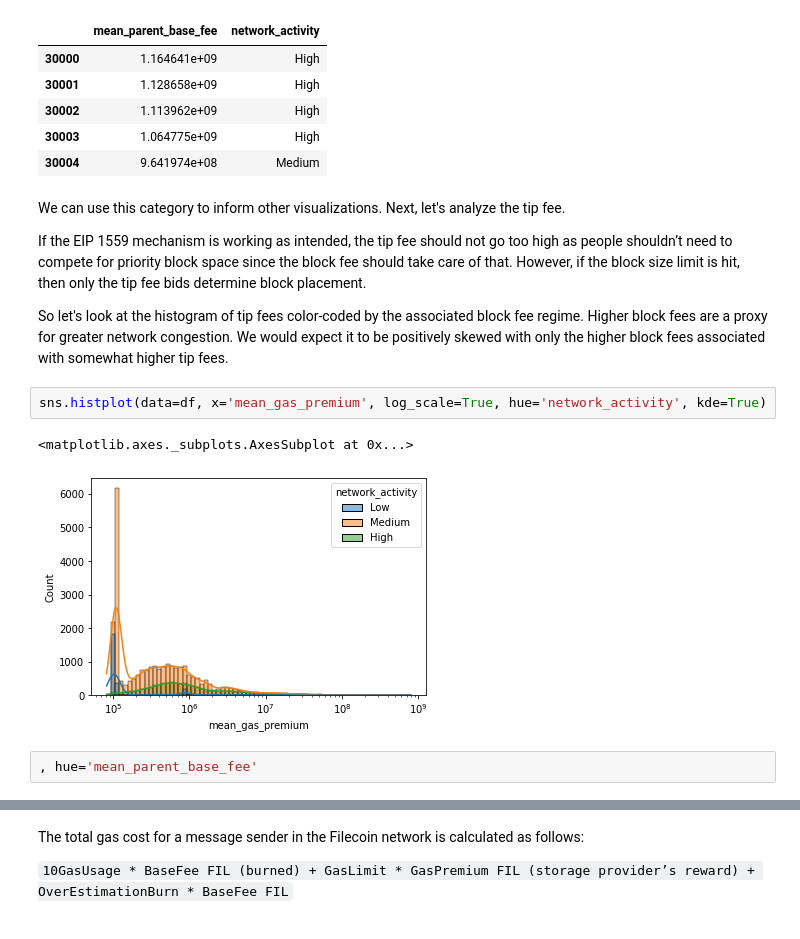
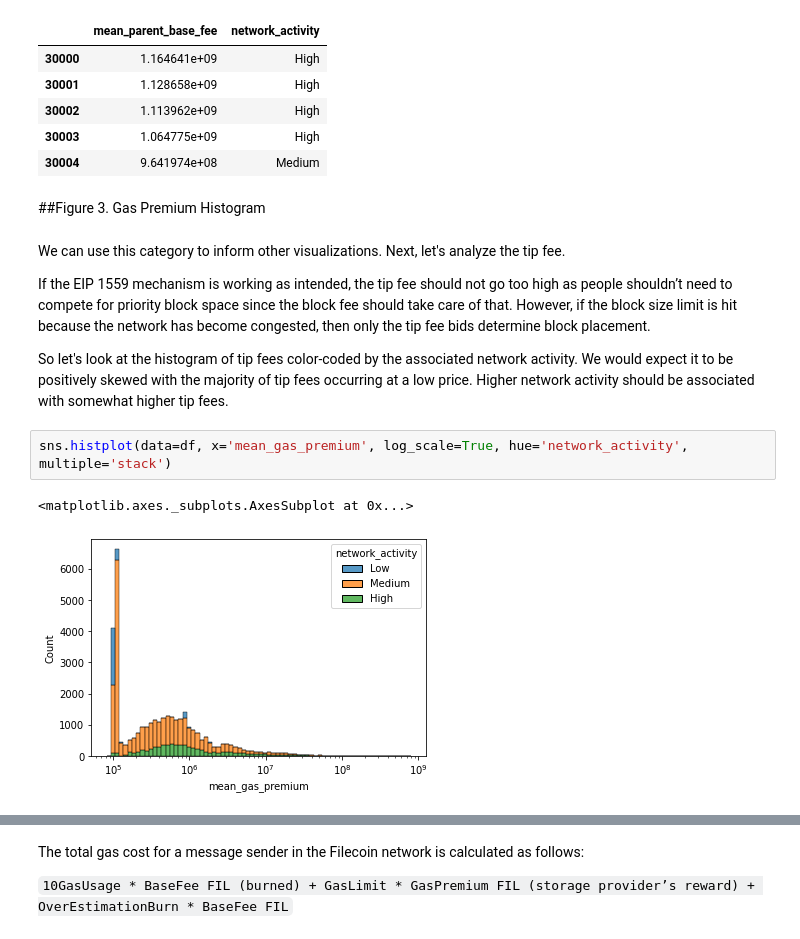
Before and after one commit to thor4/protocol_labs, a Jupyter notebook: step1.ipynb, the cells around one changed output, grey strips where cells are left out. Saved outputs shown, nothing was run; the diff lists cells and outputs as text.

Commit message:
finish gas premium analysis

```diff
--- a/step1.ipynb
+++ b/step1.ipynb
@@ -148,16 +134,16 @@ df[['mean_parent_base_fee','network_activity']][30000:30005]
 | 30002 | 1.113962e+09 | High |
 | 30003 | 1.064775e+09 | High |
 | 30004 | 9.641974e+08 | Medium |
+# %% [markdown]
+##Figure 3. Gas Premium Histogram
 # %% [markdown]
 We can use this category to inform other visualizations. Next, let's analyze the tip fee.
 
-If the EIP 1559 mechanism is working as intended, the tip fee should not go too high as people shouldn’t need to compete for priority block space since the block fee should take care of that. However, if the block size limit is hit, then only the tip fee bids determine block placement.
+If the EIP 1559 mechanism is working as intended, the tip fee should not go too high as people shouldn’t need to compete for priority block space since the block fee should take care of that. However, if the block size limit is hit because the network has become congested, then only the tip fee bids determine block placement.
 
-So let's look at the histogram of tip fees color-coded by the associated block fee regime. Higher block fees are a proxy for greater network congestion. We would expect it to be positively skewed with only the higher block fees associated with somewhat higher tip fees.
+So let's look at the histogram of tip fees color-coded by the associated network activity. We would expect it to be positively skewed with the majority of tip fees occurring at a low price. Higher network activity should be associated with somewhat higher tip fees.
 # %%
-sns.histplot(data=df, x='mean_gas_premium', log_scale=True, hue='network_activity', kde=True)
+sns.histplot(data=df, x='mean_gas_premium', log_scale=True, hue='network_activity', multiple='stack')
 # %% [output]
 <matplotlib.axes._subplots.AxesSubplot at 0x...>
-[figure, old version]
+[figure, new version]
-# %%
-, hue='mean_parent_base_fee'
```
Also changed, not shown: parts of 40 cells of this notebook.
